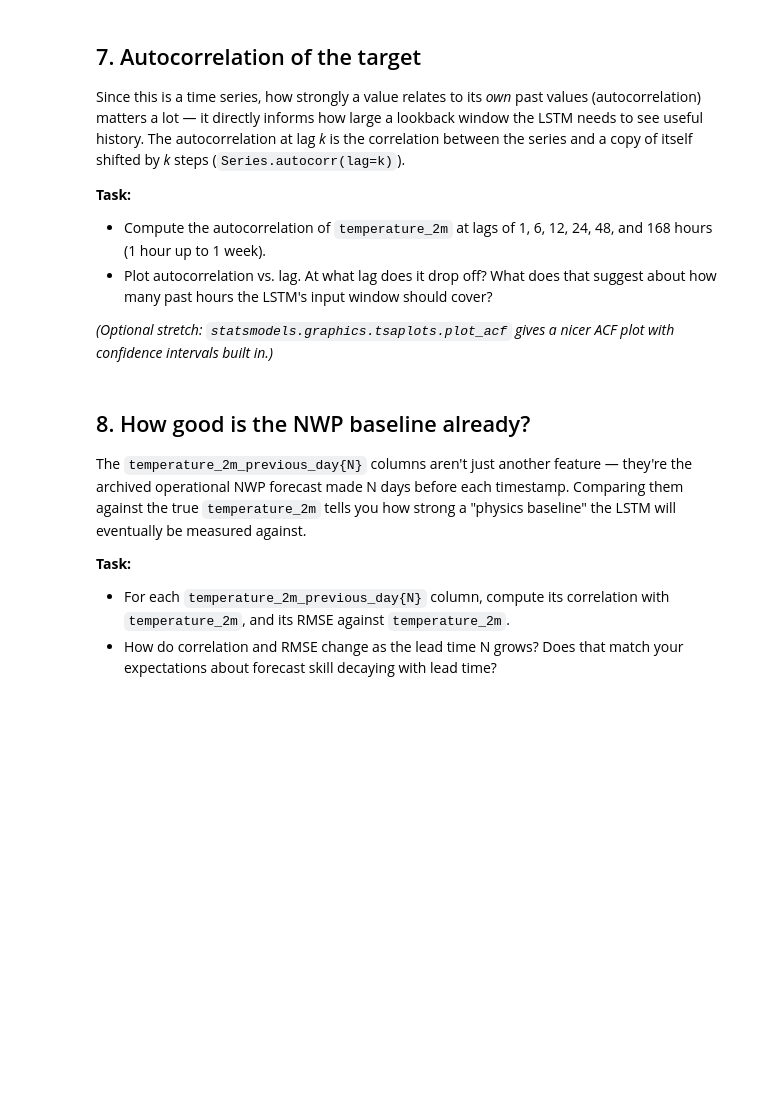
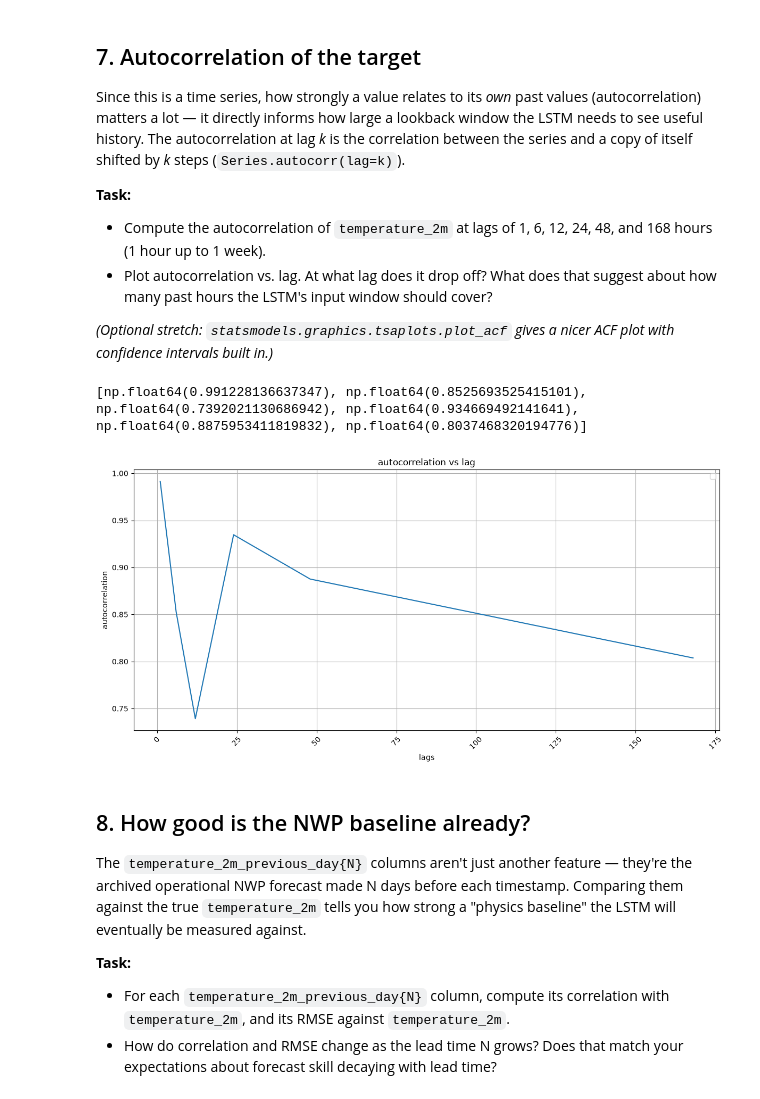
Before and after one commit to matejvu/TemperatureForecasting, a Jupyter notebook: notebooks/feature_exploration.ipynb, the cells around one changed output. Saved outputs shown, nothing was run; the diff lists cells and outputs as text; code cells hidden in the pictures; blank space fills up the shorter version.

```diff
--- a/notebooks/feature_exploration.ipynb
+++ b/notebooks/feature_exploration.ipynb
@@ -327,6 +327,43 @@ copy of itself shifted by *k* steps (`Series.autocorr(lag=k)`).
 
 *(Optional stretch: `statsmodels.graphics.tsaplots.plot_acf` gives a
 nicer ACF plot with confidence intervals built in.)*
+# %%
+temp=df["temperature_2m"]
+lags=[1,6,12,24,48,168]
+
+autocorrelation=[]
+
+for lag in lags:
+    vrednost=temp.autocorr(lag=lag)
+    autocorrelation.append(vrednost)
+
+print(autocorrelation)
+
+def plot1(x, y, x1, y1, naziv):
+    plt.figure(figsize=(12, 6))
+
+    plt.plot(x, y)
+
+
+    plt.xlabel(x1)
+    plt.ylabel(y1)
+    plt.title(naziv)
+    plt.legend()
+    plt.grid(True)
+
+
+    plt.xticks(rotation=45)
+    plt.tight_layout()
+    plt.show()
+
+
+plot1(lags,autocorrelation, "lags", "autocorrelation", "autocorrelation vs lag")
+
+#smanjuje se do otp 12h i onda opet raste do oko 24h, a zatim se sve vise smanjuje
+#mislim da bi trebalo koristiti podatke do 48 sati unazad, ali nebi bio preveliki problem uzeti i podatke od nedeju dana jer je koeficient oko 80 sto je takodje veliko
+# %% [output]
+[np.float64(0.991228136637347), np.float64(0.8525693525415101), np.float64(0.7392021130686942), np.float64(0.934669492141641), np.float64(0.8875953411819832), np.float64(0.8037468320194776)]
+[figure, added]
 # %% [markdown]
 ## 8. How good is the NWP baseline already?
 
```
Also changed, not shown: parts of 1 cell of this notebook.
